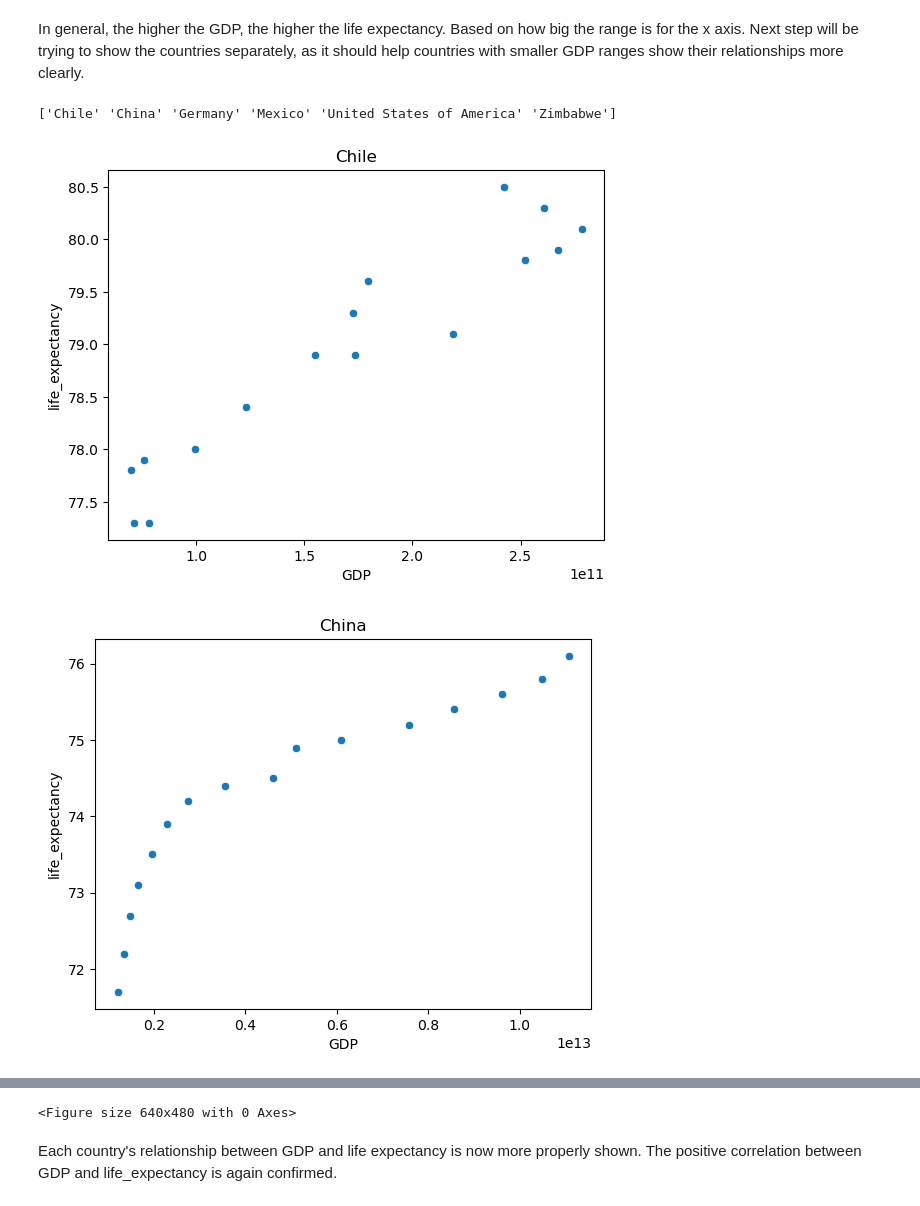
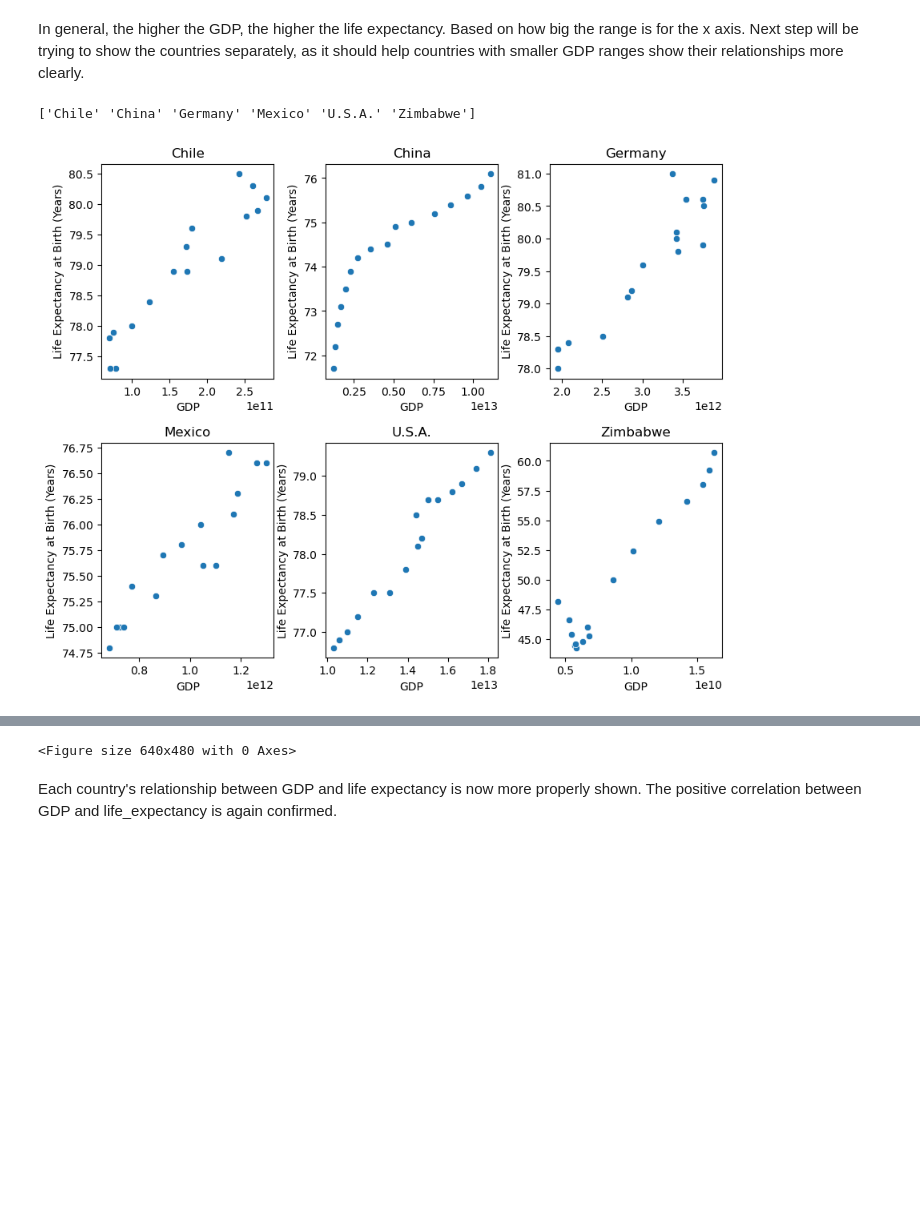
Before and after one commit to xuanzee/ds_life_expectancy, a Jupyter notebook: life_expectancy_gdp.ipynb, the cells around one changed output, grey strips where cells are left out. Cells and saved outputs as stored; diff of their text form; code cells hidden in the pictures; blank space fills up the shorter version.

```diff
--- a/life_expectancy_gdp.ipynb
+++ b/life_expectancy_gdp.ipynb
@@ -55,0 +82,3 @@ data.describe(include='all')
+# %%
+#Shortened the name for USA for easier display onwards.
+data['Country'] = data.Country.replace(to_replace='United States of America', value='U.S.A.')
@@ -70,14 +112,20 @@ countries = data.Country.unique()
 # %%
 print(countries)
 # %% [output]
-['Chile' 'China' 'Germany' 'Mexico' 'United States of America' 'Zimbabwe']
+['Chile' 'China' 'Germany' 'Mexico' 'U.S.A.' 'Zimbabwe']
 # %%
+#Show them in one graph
+i = 1
+plt.figure(figsize=(10, 8))
 for country in countries:
     data_one_country = data[data['Country'] == country]
+    ax = plt.subplot(2, 3, i)
+    i += 1
     sns.scatterplot(data=data_one_country, x='GDP', y='life_expectancy')
     plt.title(country)
-    plt.show()
-    plt.clf()
+    plt.ylabel('Life Expectancy at Birth (Years)')
+plt.subplots_adjust(hspace=0.3, wspace=0.3)
+plt.show()
+plt.clf()
 # %% [output]
-[figure, old version]
+[figure, new version]
-[figure, removed]
```
Also changed, not shown: parts of 12 cells of this notebook.
